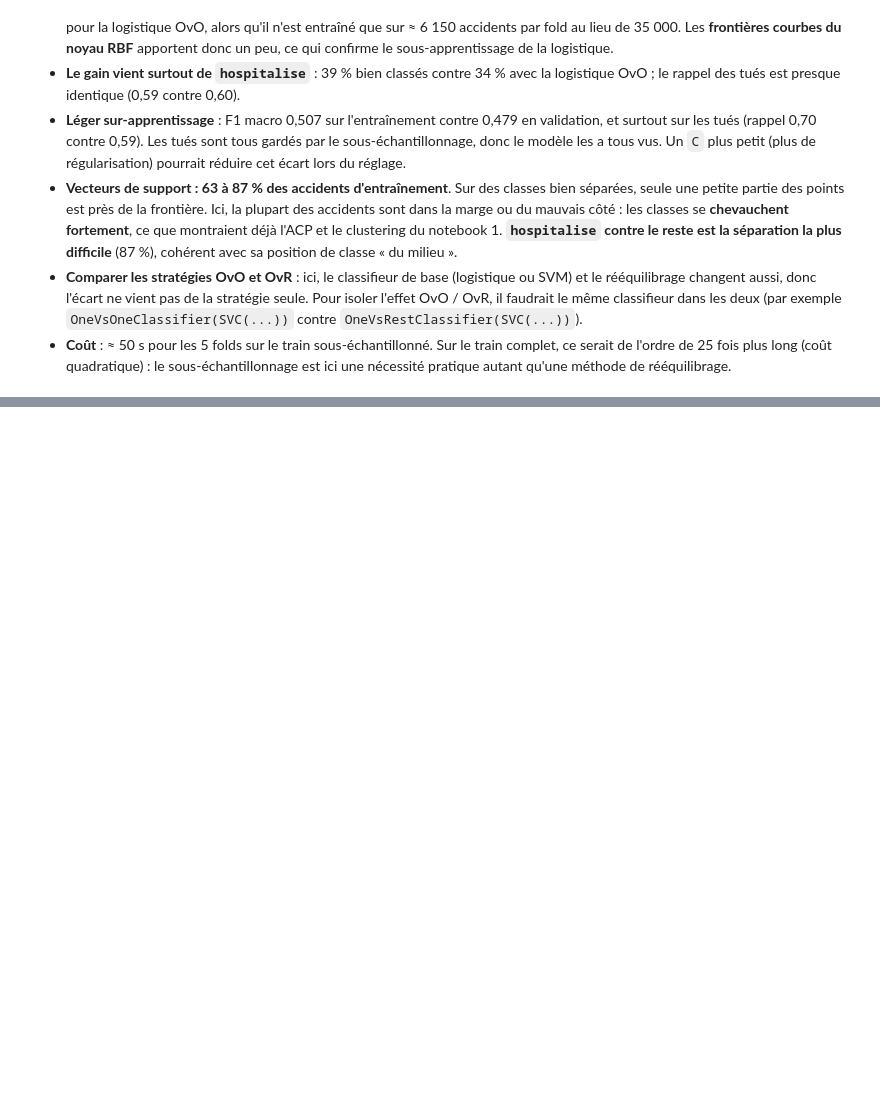
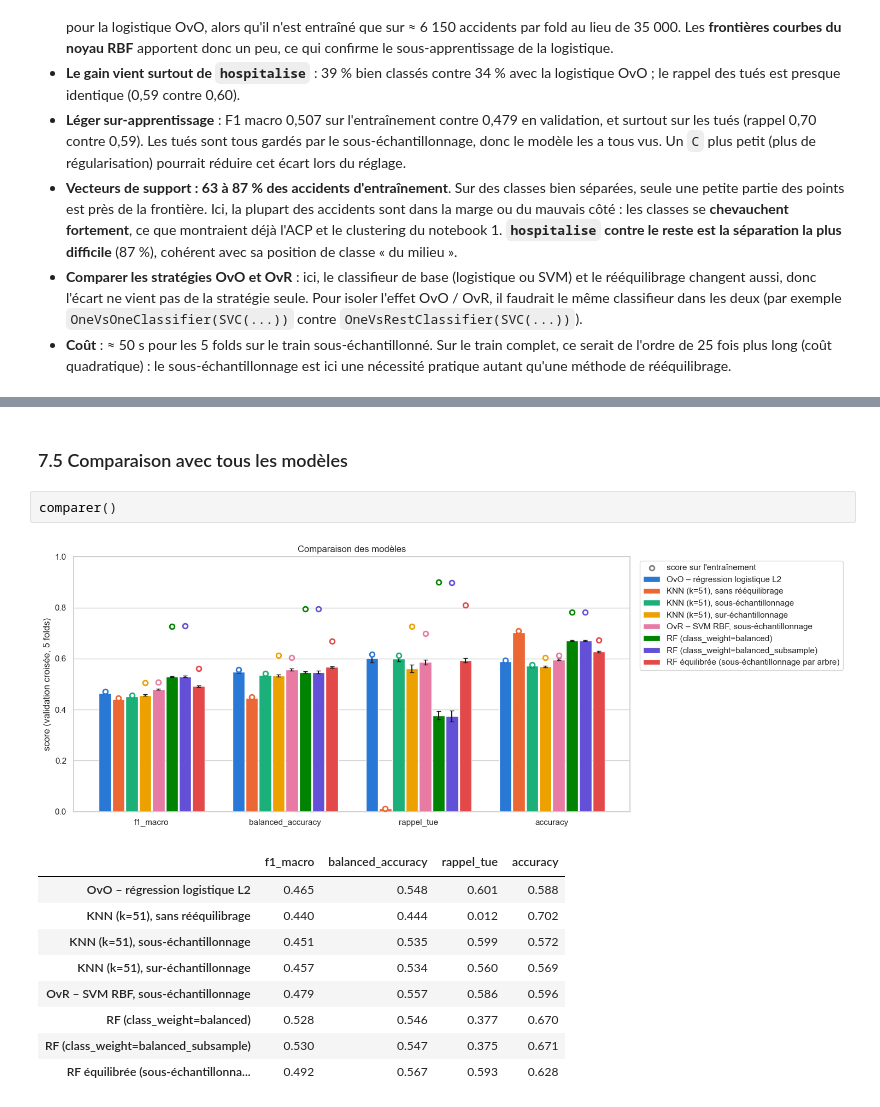
Before and after one commit to cyannure/aaa, a Jupyter notebook: notebooks/02_baselines_ensembles.ipynb, the cells around one changed output, grey strips where cells are left out. Cells and saved outputs as stored; diff of their text form; blank space fills up the shorter version.

```diff
--- a/notebooks/02_baselines_ensembles.ipynb
+++ b/notebooks/02_baselines_ensembles.ipynb
@@ -459,0 +588,15 @@ comparer()
+# %% [markdown]
+### 7.5 Comparaison avec tous les modèles
+# %%
+comparer()
+# %% [output]
+[figure, added]
+|  | f1_macro | balanced_accuracy | rappel_tue | accuracy |
+| OvO – régression logistique L2 | 0.465 | 0.548 | 0.601 | 0.588 |
+| KNN (k=51), sans rééquilibrage | 0.440 | 0.444 | 0.012 | 0.702 |
+| KNN (k=51), sous-échantillonnage | 0.451 | 0.535 | 0.599 | 0.572 |
+| KNN (k=51), sur-échantillonnage | 0.457 | 0.534 | 0.560 | 0.569 |
+| OvR – SVM RBF, sous-échantillonnage | 0.479 | 0.557 | 0.586 | 0.596 |
+| RF (class_weight=balanced) | 0.528 | 0.546 | 0.377 | 0.670 |
+| RF (class_weight=balanced_subsample) | 0.530 | 0.547 | 0.375 | 0.671 |
+| RF équilibrée (sous-échantillonna... | 0.492 | 0.567 | 0.593 | 0.628 |
```
Also changed, not shown: parts of 16 cells of this notebook.
